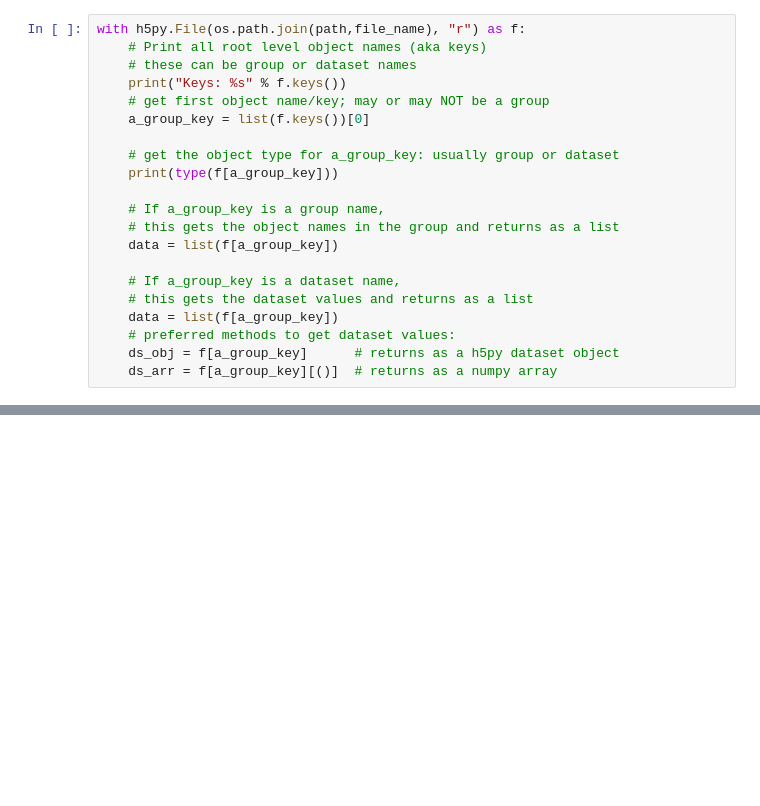
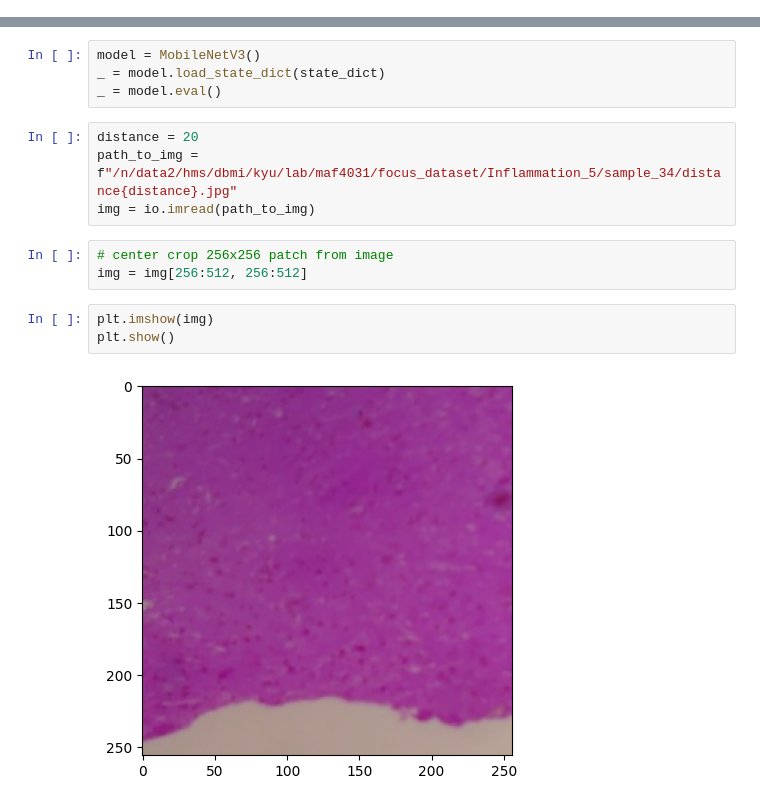
Before and after one commit to max-27/focus_model, a Jupyter notebook: test.ipynb, the cells around one changed output, grey strips where cells are left out. Saved outputs shown, nothing was run; the diff lists cells and outputs as text; blank space fills up the shorter version.

Commit message:
feat: test trained model

```diff
--- a/test.ipynb
+++ b/test.ipynb
@@ -9,21 +0,0 @@ file_name = "subsample_0326.hdf5"
-# %%
-with h5py.File(os.path.join(path,file_name), "r") as f:
-    # Print all root level object names (aka keys)
-    # these can be group or dataset names
-    print("Keys: %s" % f.keys())
-    # get first object name/key; may or may NOT be a group
-    a_group_key = list(f.keys())[0]
-
-    # get the object type for a_group_key: usually group or dataset
-    print(type(f[a_group_key]))
-
-    # If a_group_key is a group name,
-    # this gets the object names in the group and returns as a list
-    data = list(f[a_group_key])
-
-    # If a_group_key is a dataset name,
-    # this gets the dataset values and returns as a list
-    data = list(f[a_group_key])
-    # preferred methods to get dataset values:
-    ds_obj = f[a_group_key]      # returns as a h5py dataset object
-    ds_arr = f[a_group_key][()]  # returns as a numpy array
@@ -29,0 +20,16 @@ with h5py.File(os.path.join(path,file_name), "r") as f:
+# %%
+model = MobileNetV3()
+_ = model.load_state_dict(state_dict)
+_ = model.eval()
+# %%
+distance = 20
+path_to_img = f"/n/data2/hms/dbmi/kyu/lab/maf4031/focus_dataset/Inflammation_5/sample_34/distance{distance}.jpg"
+img = io.imread(path_to_img)
+# %%
+# center crop 256x256 patch from image
+img = img[256:512, 256:512]
+# %%
+plt.imshow(img)
+plt.show()
+# %% [output]
+[figure, added]
```
Also changed, not shown: parts of 7 cells of this notebook.
